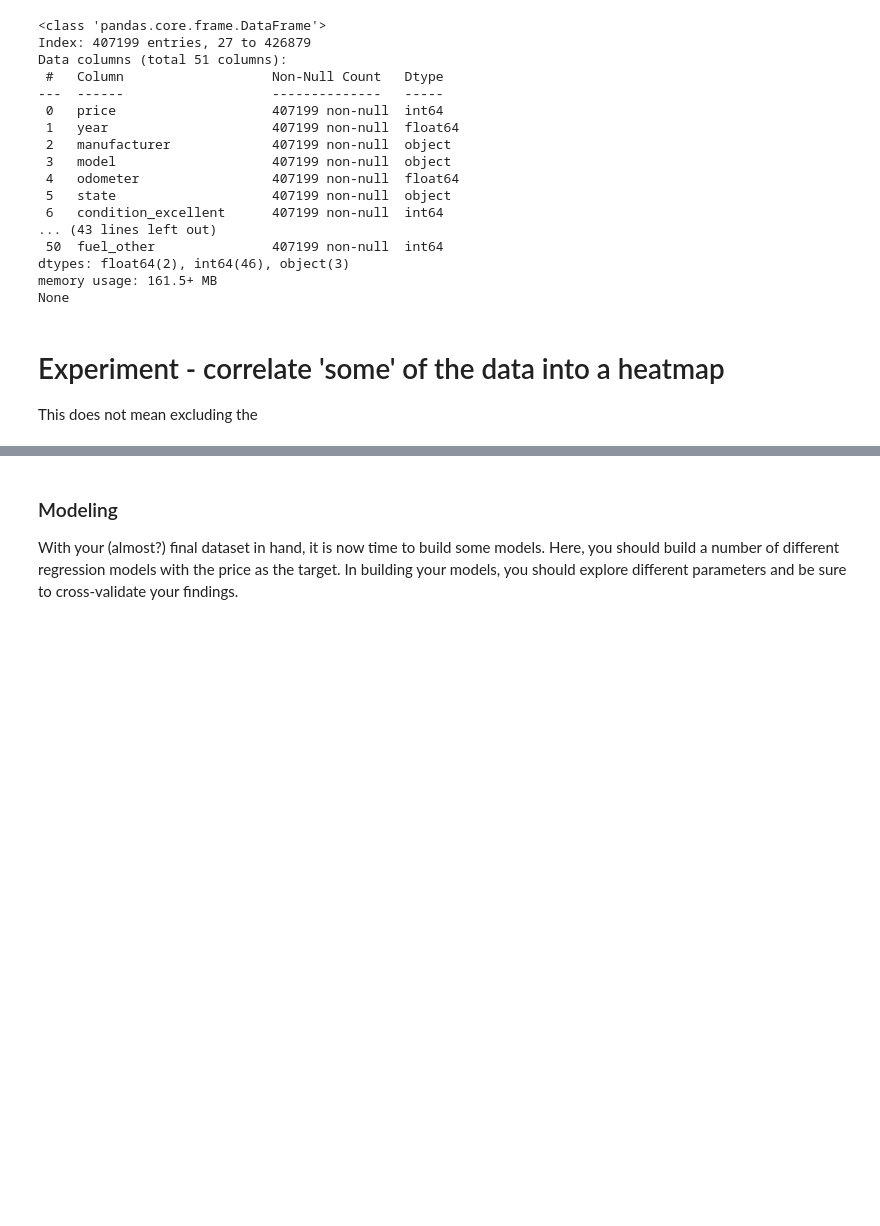
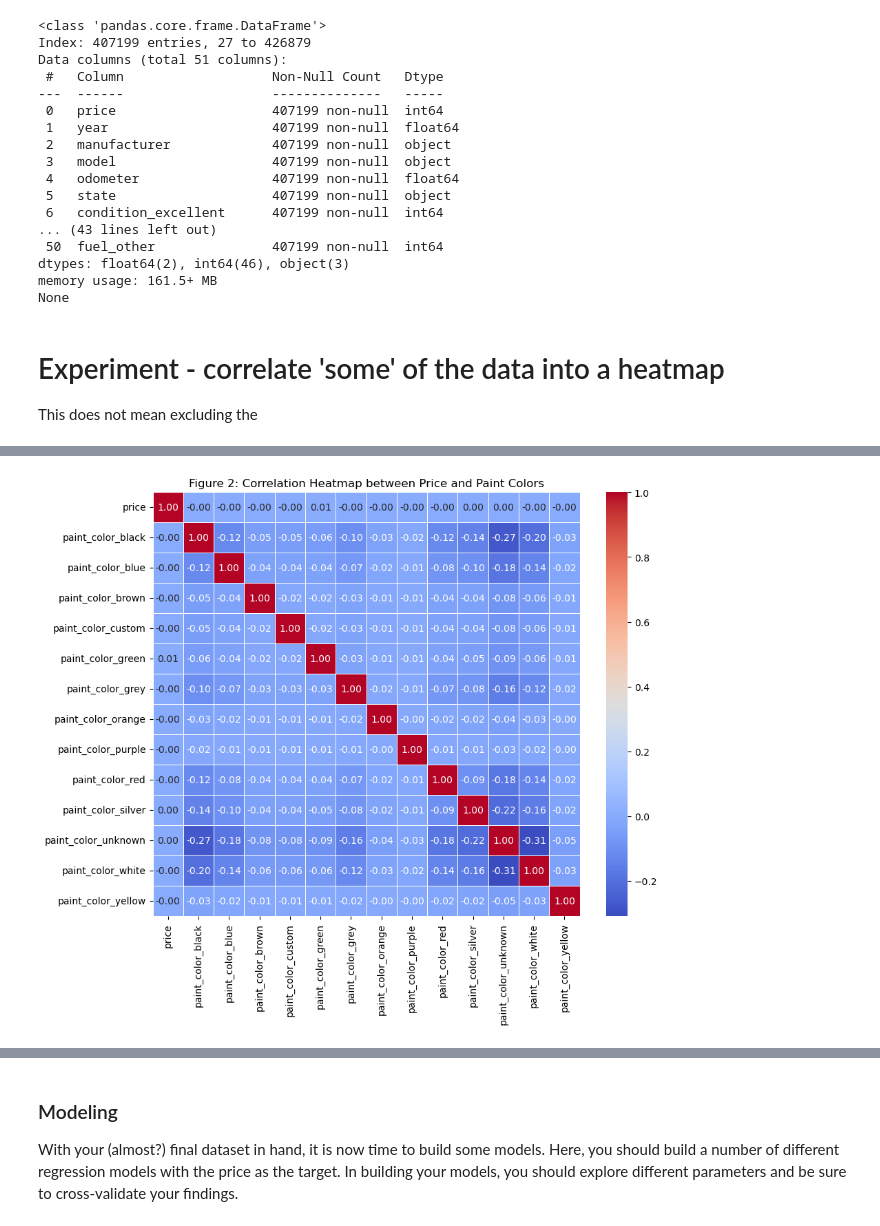
Before and after one commit to nonlinearcreative/PracticalApplication2-CarDealership, a Jupyter notebook: practical_application_II_starter/prompt_II.ipynb, the cells around one changed output, grey strips where cells are left out. Drawn from its saved outputs; the diff is of its cells as text; code cells hidden in the pictures; blank space fills up the shorter version.

```diff
--- a/practical_application_II_starter/prompt_II.ipynb
+++ b/practical_application_II_starter/prompt_II.ipynb
@@ -331,0 +338,17 @@ I will disregard title_status_rebuilt and salvage, keeping title_status_clean in
+# %%
+columns_for_corr = ['price'] + [col for col in vehicles_cleaned.columns if 'paint_color' in col]
+
+# Create a new DataFrame with only the selected columns
+price_paint_colors = vehicles_cleaned[columns_for_corr]
+
+# Calculate the correlation matrix
+correlation_matrix = price_paint_colors.corr()
+
+# Create a heatmap
+plt.figure(figsize=(10, 8))
+sns.heatmap(correlation_matrix, annot=True, cmap='coolwarm', linewidths=.5, fmt=".2f")
+plt.title('Figure 2: Correlation Heatmap between Price and Paint Colors')
+plt.savefig('images/fig2_price_paint_color_correlation.png')
+plt.show()
+# %% [output]
+[figure, added]
```
Also changed, not shown: parts of 11 cells of this notebook, 4 other files.
